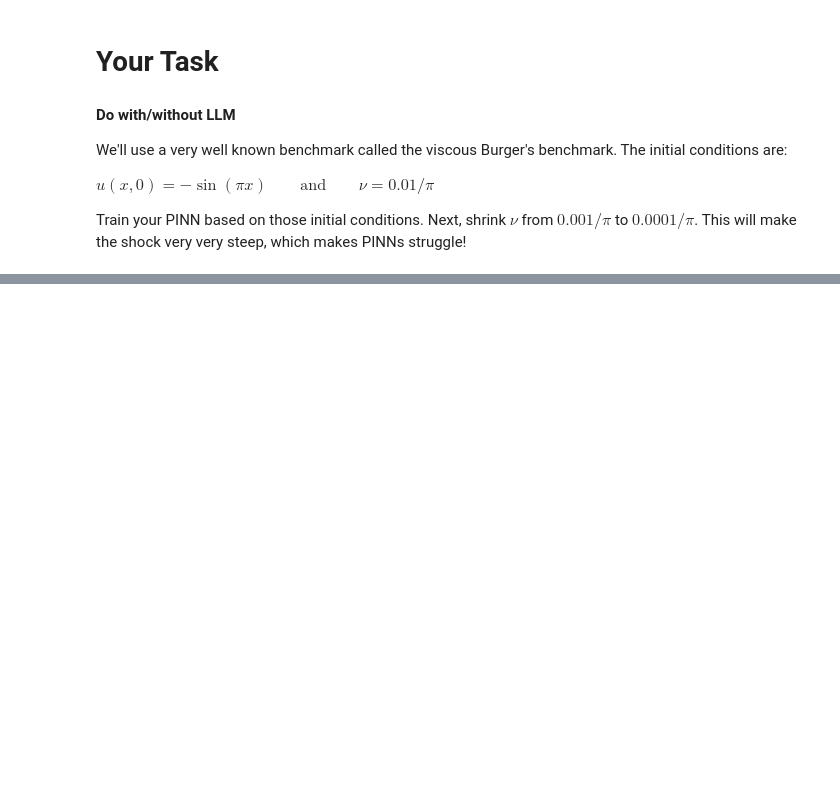
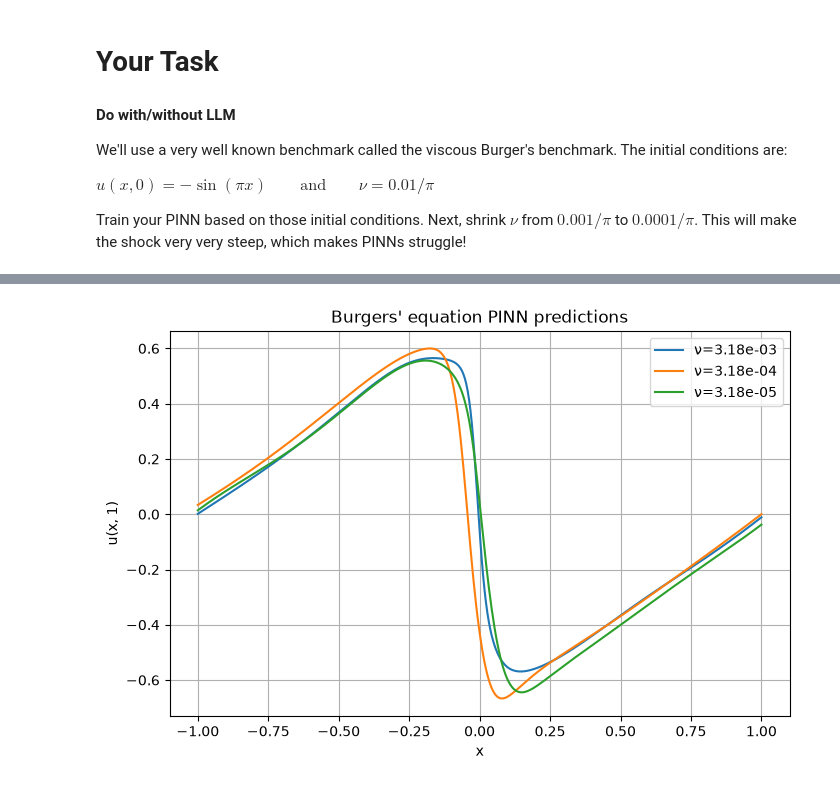
Before and after one commit to ri2658/The-Real-Singularity, a Jupyter notebook: notebooks/burgers_pinn_tutorial.ipynb, the cells around one changed output, grey strips where cells are left out. Cells and saved outputs as stored; diff of their text form; code cells hidden in the pictures; blank space fills up the shorter version.

Commit message:
Tutorial PINN noteboke completed

```diff
--- a/notebooks/burgers_pinn_tutorial.ipynb
+++ b/notebooks/burgers_pinn_tutorial.ipynb
@@ -91,9 +110,9 @@ def compute_physics_loss(model, x, t, nu=0.01):
 
     # Burgers' Equation residual:
     # TODO: Implement the PDE residual for Burgers' equation
+    pde_residual = u_t + u * u_x - nu * u_xx
 
-    # We want this residual to be as close to 0 as possible
-    raise NotImplementedError("Implement the PDE residual for Burgers' equation.")
+    return torch.mean(pde_residual ** 2)
 # %% [markdown]
 Next, we have to calculate the initial condition loss and the boundary condition losses. In a nutshell, it's simply the sum of the MSE of the model prediction on the initial/boundary condition and the true value.
 # %%
@@ -168,3 +198,54 @@ We'll use a very well known benchmark called the viscous Burger's benchmark. The
 $u(x,0) = −\sin(\pi x) \qquad \text{and} \qquad \nu = 0.01/\pi$
 
 Train your PINN based on those initial conditions. Next, shrink $\nu$ from $0.001/\pi$ to $0.0001/\pi$. This will make the shock very very steep, which makes PINNs struggle!
+# %%
+!python -m pip install matplotlib
+!python -m pip install numpy
+import matplotlib.pyplot as plt
+
+torch.manual_seed(42)
+
+viscosities = [0.01 / torch.pi, 0.001 / torch.pi, 0.0001 / torch.pi]
+pinn_models = {}
+
+for nu in viscosities:
+    model_nu = SimplePINN()
+    optimizer_nu = torch.optim.Adam(model_nu.parameters(), lr=0.001)
+
+    for epoch_nu in range(2000):
+        optimizer_nu.zero_grad()
+
+        x_f = (torch.rand(512, 1) * 2 - 1).requires_grad_(True)
+        t_f = torch.rand(512, 1).requires_grad_(True)
+
+        physics_loss = compute_physics_loss(model_nu, x_f, t_f, nu=nu)
+        data_loss = compute_data_loss(model_nu, x_ic, t_ic, u_ic_target)
+        loss = physics_loss + data_loss
+
+        loss.backward()
+        optimizer_nu.step()
+
+    pinn_models[nu] = model_nu
+    print(f"nu={nu:.6g} | final loss={loss.item():.6f}")
+
+# Compare predictions at t = 1
+x_plot = torch.linspace(-1, 1, 400).view(-1, 1)
+t_plot = torch.ones_like(x_plot)
+
+plt.figure(figsize=(8, 5))
+for nu, trained_model in pinn_models.items():
+    trained_model.eval()
+    with torch.no_grad():
+        u_plot = trained_model(x_plot, t_plot)
+    plt.plot(x_plot.flatten().tolist(), u_plot.flatten().tolist(), label=f"ν={nu:.2e}")
+
+plt.xlabel("x")
+plt.ylabel("u(x, 1)")
+plt.title("Burgers' equation PINN predictions")
+plt.legend()
+plt.grid(True)
+plt.show()
+
+# Keep model with smallest-viscosity model `model`
+model = pinn_models[viscosities[-1]]
+# %% [output]
@@ -170,0 +267 @@ Train your PINN based on those initial conditions. Next, shrink $\nu$ from $0.00
+[figure, added]
```
Also changed, not shown: parts of 4 cells of this notebook.
